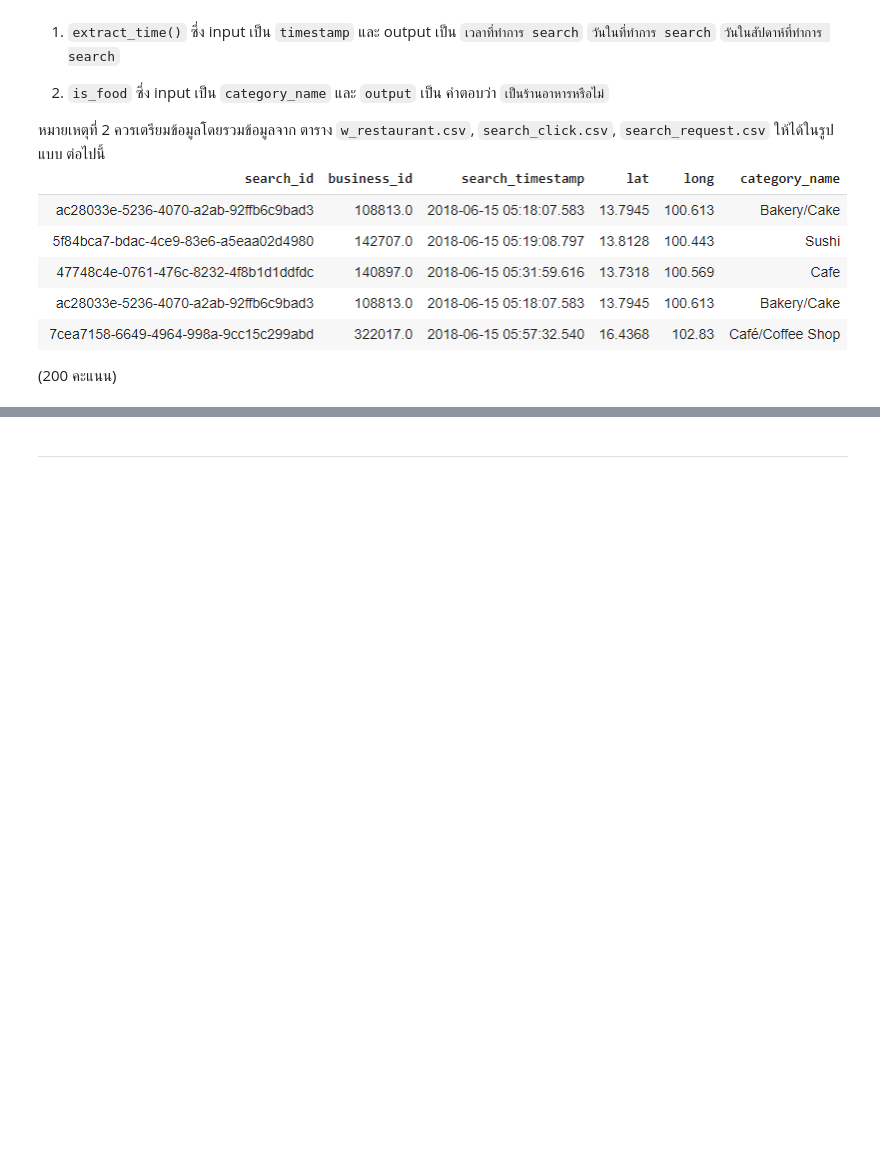
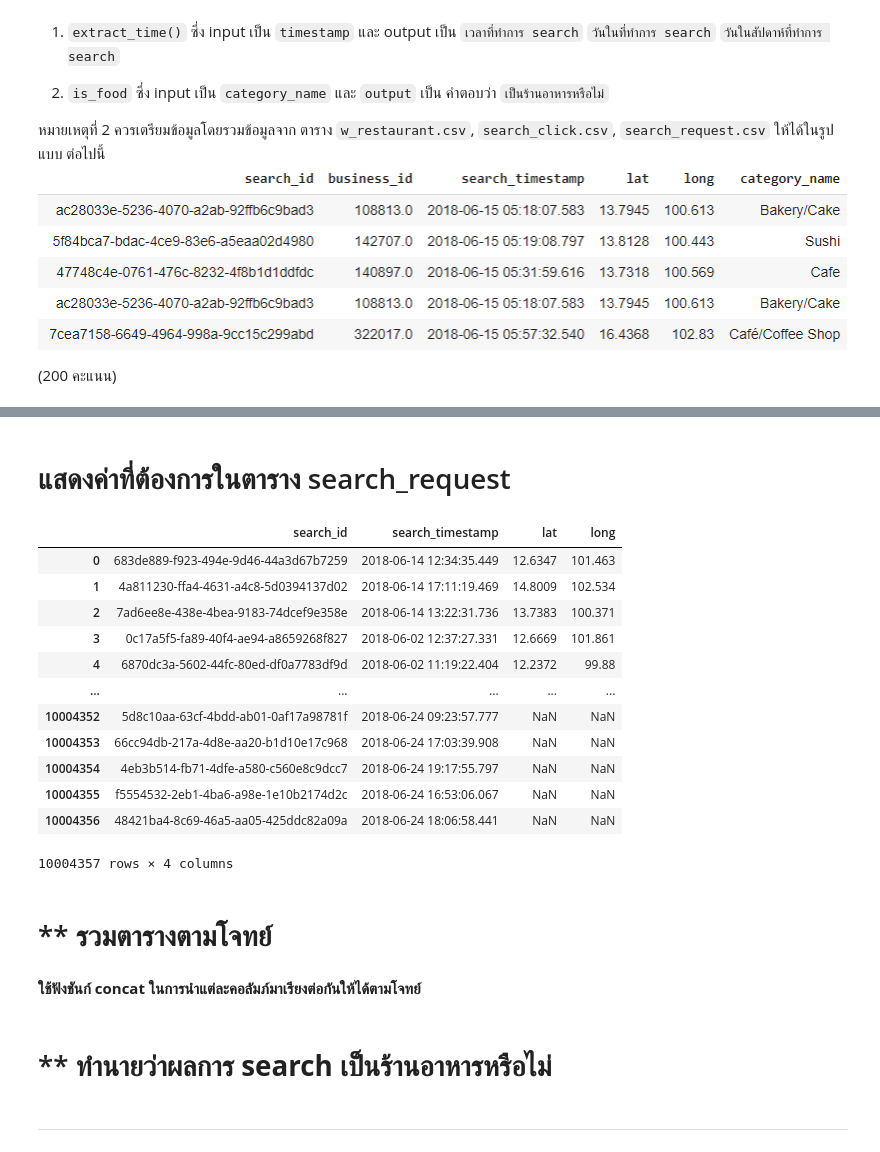
Before and after one commit to kanyaweeud/KKU_data_mining, a Jupyter notebook: Final_Exam_2020.ipynb, the cells around one changed output, grey strips where cells are left out. Saved outputs shown, nothing was run; the diff lists cells and outputs as text; code cells hidden in the pictures; blank space fills up the shorter version.

```diff
--- a/Final_Exam_2020.ipynb
+++ b/Final_Exam_2020.ipynb
@@ -33,3 +120,27 @@ def is_food(inp):
+# %% [markdown]
+# แสดงค่าที่ต้องการในตาราง search_request
+# %%
+search_request_df[['search_id','search_timestamp','lat','long']]
+# %% [output]
+|  | search_id | search_timestamp | lat | long |
+| 0 | 683de889-f923-494e-9d46-44a3d67b7259 | 2018-06-14 12:34:35.449 | 12.6347 | 101.463 |
+| 1 | 4a811230-ffa4-4631-a4c8-5d0394137d02 | 2018-06-14 17:11:19.469 | 14.8009 | 102.534 |
+| 2 | 7ad6ee8e-438e-4bea-9183-74dcef9e358e | 2018-06-14 13:22:31.736 | 13.7383 | 100.371 |
+| 3 | 0c17a5f5-fa89-40f4-ae94-a8659268f827 | 2018-06-02 12:37:27.331 | 12.6669 | 101.861 |
+| 4 | 6870dc3a-5602-44fc-80ed-df0a7783df9d | 2018-06-02 11:19:22.404 | 12.2372 | 99.88 |
+| ... | ... | ... | ... | ... |
+| 10004352 | 5d8c10aa-63cf-4bdd-ab01-0af17a98781f | 2018-06-24 09:23:57.777 | NaN | NaN |
+| 10004353 | 66cc94db-217a-4d8e-aa20-b1d10e17c968 | 2018-06-24 17:03:39.908 | NaN | NaN |
+| 10004354 | 4eb3b514-fb71-4dfe-a580-c560e8c9dcc7 | 2018-06-24 19:17:55.797 | NaN | NaN |
+| 10004355 | f5554532-2eb1-4ba6-a98e-1e10b2174d2c | 2018-06-24 16:53:06.067 | NaN | NaN |
+| 10004356 | 48421ba4-8c69-46a5-aa05-425ddc82a09a | 2018-06-24 18:06:58.441 | NaN | NaN |
+10004357 rows × 4 columns
+# %% [markdown]
+# ** **รวมตารางตามโจทย์**
+# %% [markdown]
+**ใช้ฟังชันก์ concat ในการนำแต่ละคอลัมภ์มาเรียงต่อกันให้ได้ตามโจทย์**
+# %% [markdown]
+# ** **ทำนายว่าผลการ search เป็นร้านอาหารหรือไม่**
 # %% [markdown]
 ----------------------------------------------------------------------------------------------------------
 # %% [markdown]
```
Also changed, not shown: parts of 21 cells of this notebook.
